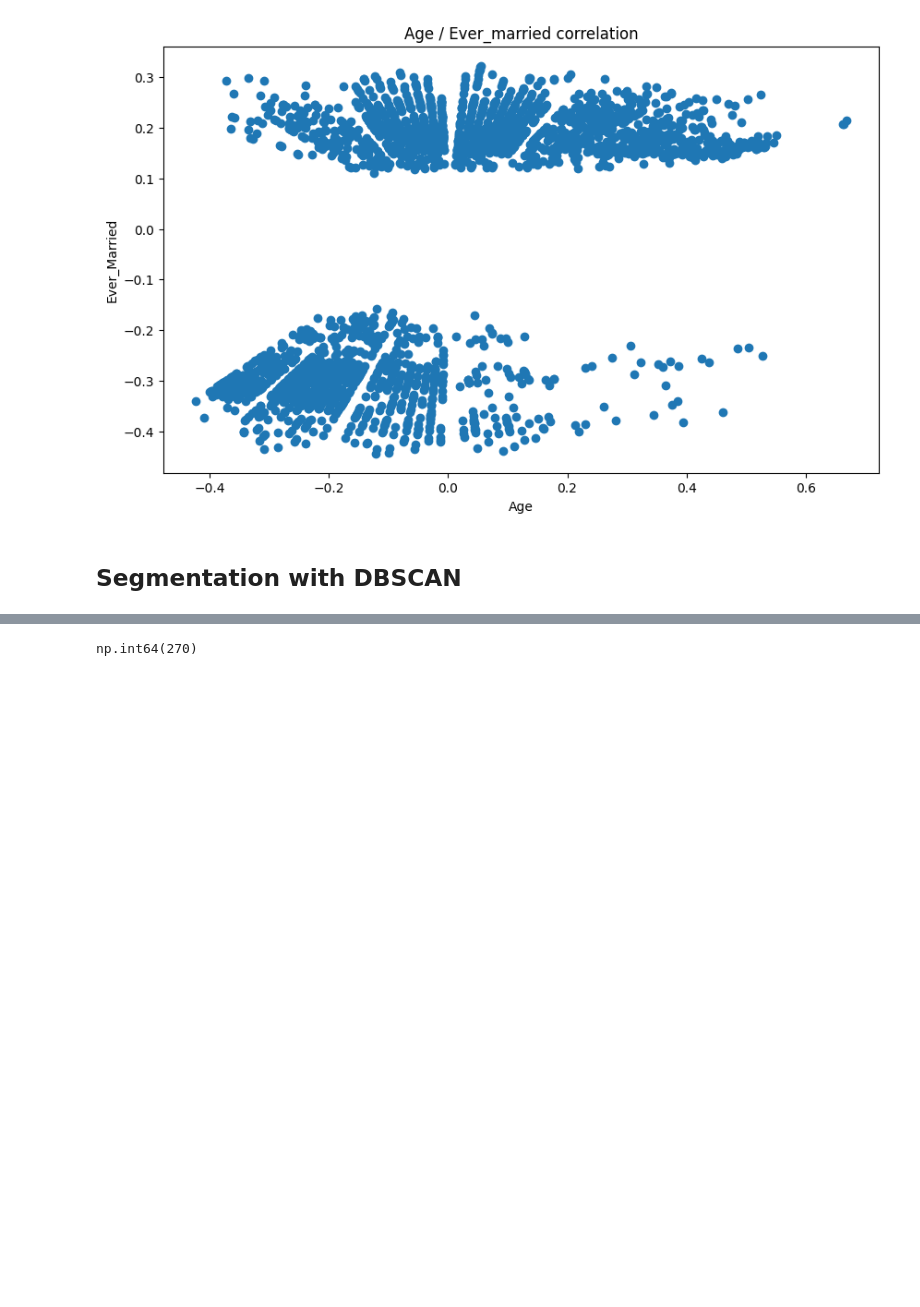
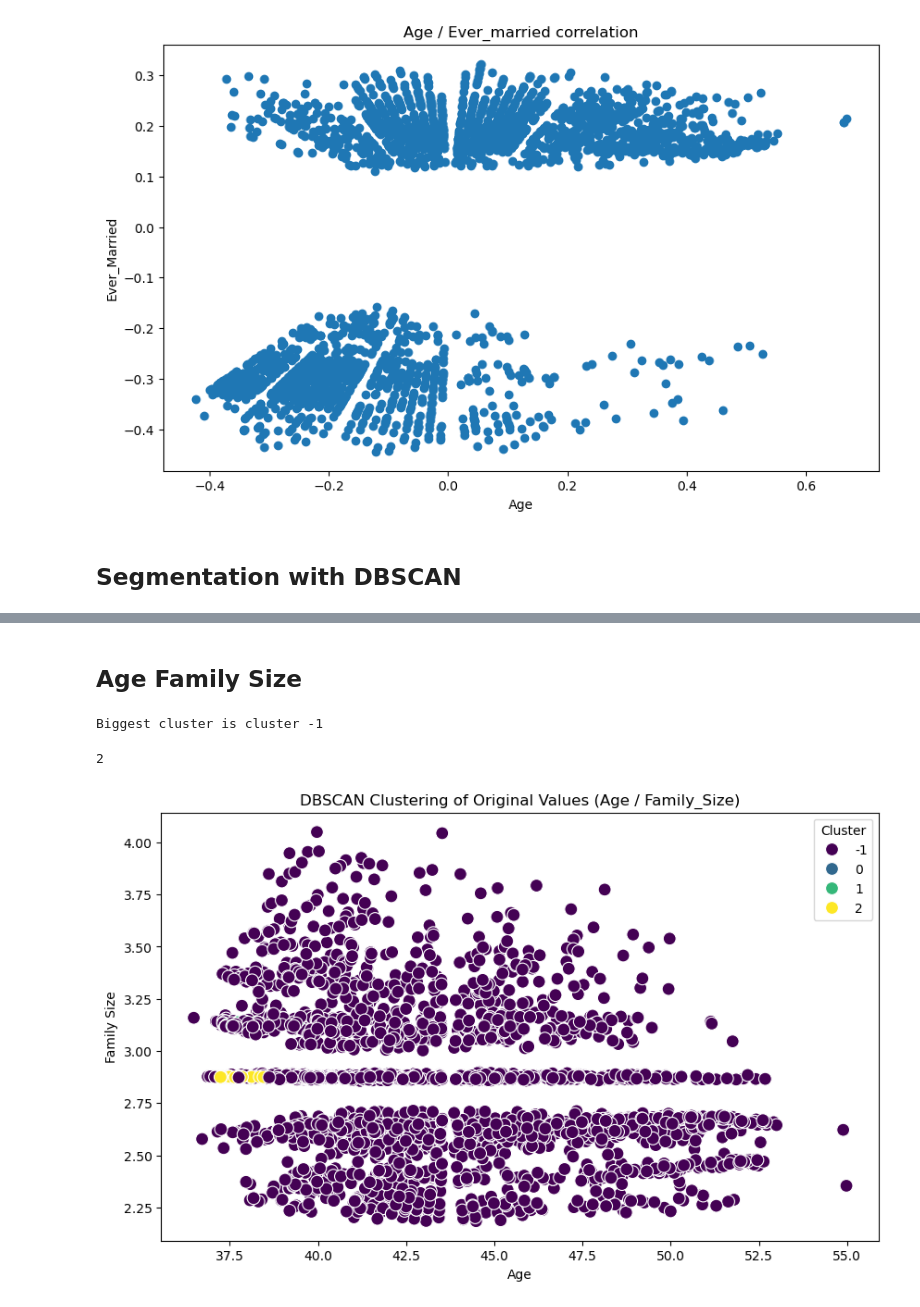
Before and after one commit to PapaProvnik/customer_segmentation, a Jupyter notebook: dbscan.ipynb, the cells around one changed output, grey strips where cells are left out. Cells and saved outputs as stored; diff of their text form; code cells hidden in the pictures; blank space fills up the shorter version.

```diff
--- a/dbscan.ipynb
+++ b/dbscan.ipynb
@@ -76 +104,3 @@ plt.show()
+# %% [markdown]
+## Age Family Size
 # %%
@@ -78,7 +108,11 @@ dbscan = DBSCAN(eps=0.2, min_samples=2)
 clusters = dbscan.fit_predict(data_normalised)
 
 data_normalised['Cluster'] = clusters
-# %%
-data_normalised['Cluster'].max()
-# %% [output]
-np.int64(270)
+# %%
+biggest_cluster = data_normalised['Cluster'].mode()[0]
+print(f"Biggest cluster is cluster {biggest_cluster}")
+
+data_normalised['Cluster'].max()
+# %% [output]
+Biggest cluster is cluster -1
+2
@@ -84,0 +126,11 @@ np.int64(270)
+# %%
+
+plt.figure(figsize=(10, 6))
+sns.scatterplot(x=df_original_age_family_size['Age'], y=df_original_age_family_size['Family_Size'], hue=df_original_age_family_size['Cluster'], palette='viridis', s=100)
+plt.title('DBSCAN Clustering of Original Values (Age / Family_Size)')
+plt.xlabel('Age')
+plt.ylabel('Family Size')
+plt.legend(title='Cluster')
+plt.show()
+# %% [output]
+[figure, added]
```
Also changed, not shown: parts of 18 cells of this notebook.
